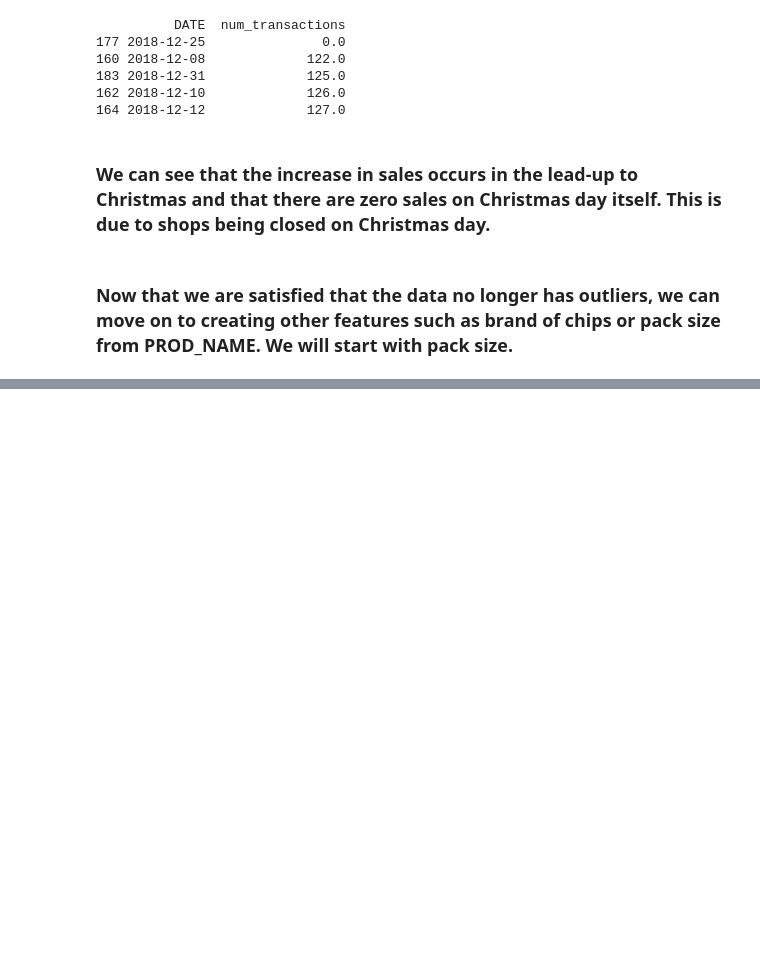
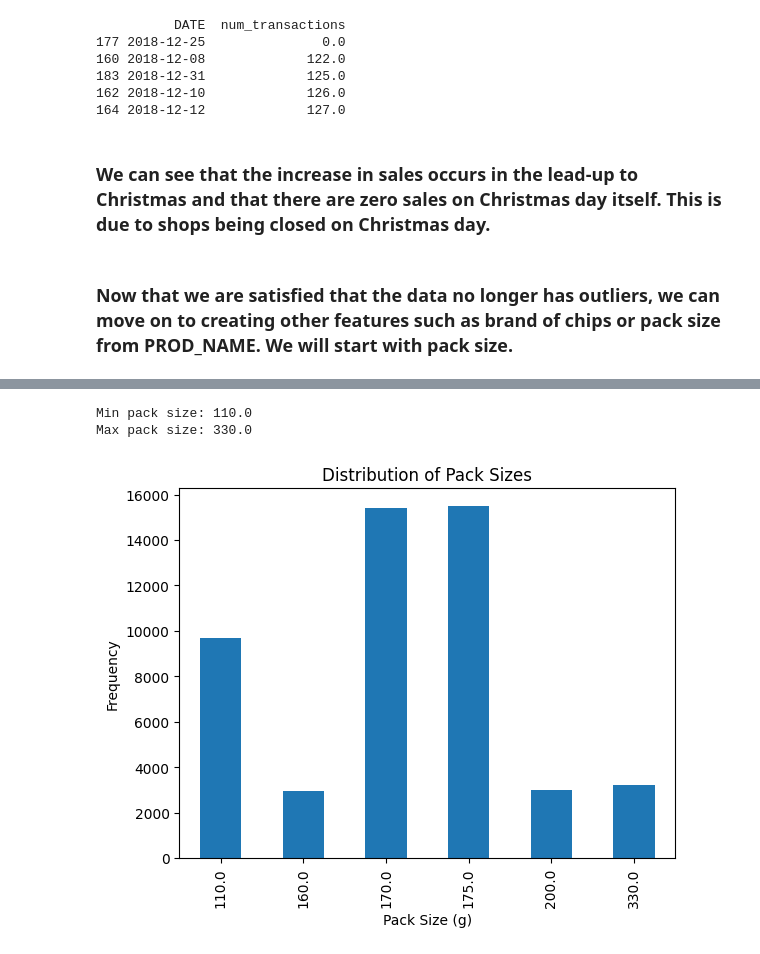
Before and after one commit to nayeem29dse/Quantium-customer-purchasing-behaviours, a Jupyter notebook: Quantium Virtual Internship - Retail Strategy and Analytics - Task 1.ipynb, the cells around one changed output, grey strips where cells are left out. Cells and saved outputs as stored; diff of their text form; code cells hidden in the pictures; blank space fills up the shorter version.

Commit message:
pack size

```diff
--- a/Quantium Virtual Internship - Retail Strategy and Analytics - Task 1.ipynb
+++ b/Quantium Virtual Internship - Retail Strategy and Analytics - Task 1.ipynb
@@ -266,3 +266,10 @@ print(december_data.sort_values('num_transactions').head())
 ### We can see that the increase in sales occurs in the lead-up to Christmas and that there are zero sales on Christmas day itself. This is due to shops being closed on Christmas day.
 # %% [markdown]
 ### Now that we are satisfied that the data no longer has outliers, we can move on to creating other features such as brand of chips or pack size from PROD_NAME. We will start with pack size.
+# %%
+# Create a new column name Pack_size
+chips['PACK_SIZE'] = (
+    chips['PROD_NAME']
+    .str.extract(r'(\d+)\s*[gG]')
+    .astype(float)
+)
@@ -268,0 +287,16 @@ print(december_data.sort_values('num_transactions').head())
+# %%
+print("Min pack size:", chips['PACK_SIZE'].min())
+print("Max pack size:", chips['PACK_SIZE'].max())
+# %% [output]
+Min pack size: 110.0
+Max pack size: 330.0
+# %%
+import matplotlib.pyplot as plt
+plt.figure()
+chips['PACK_SIZE'].value_counts().sort_index().plot(kind='bar')
+plt.xlabel('Pack Size (g)')
+plt.ylabel('Frequency')
+plt.title('Distribution of Pack Sizes')
+plt.show()
+# %% [output]
+[figure, added]
```
Also changed, not shown: parts of 3 cells of this notebook.
